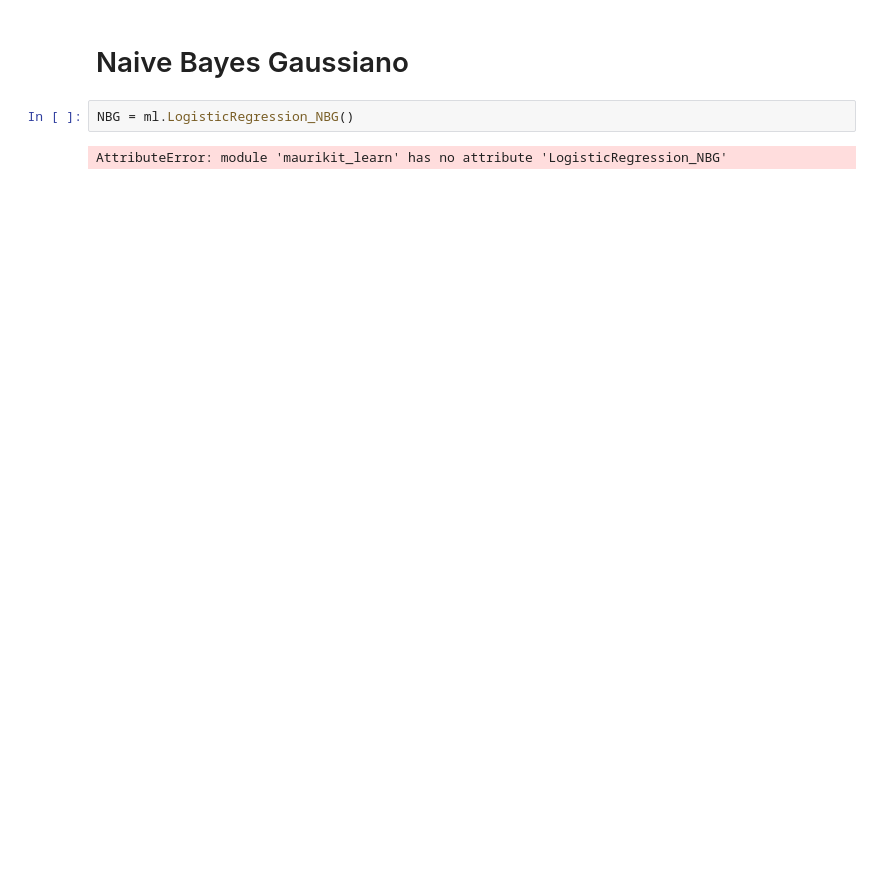
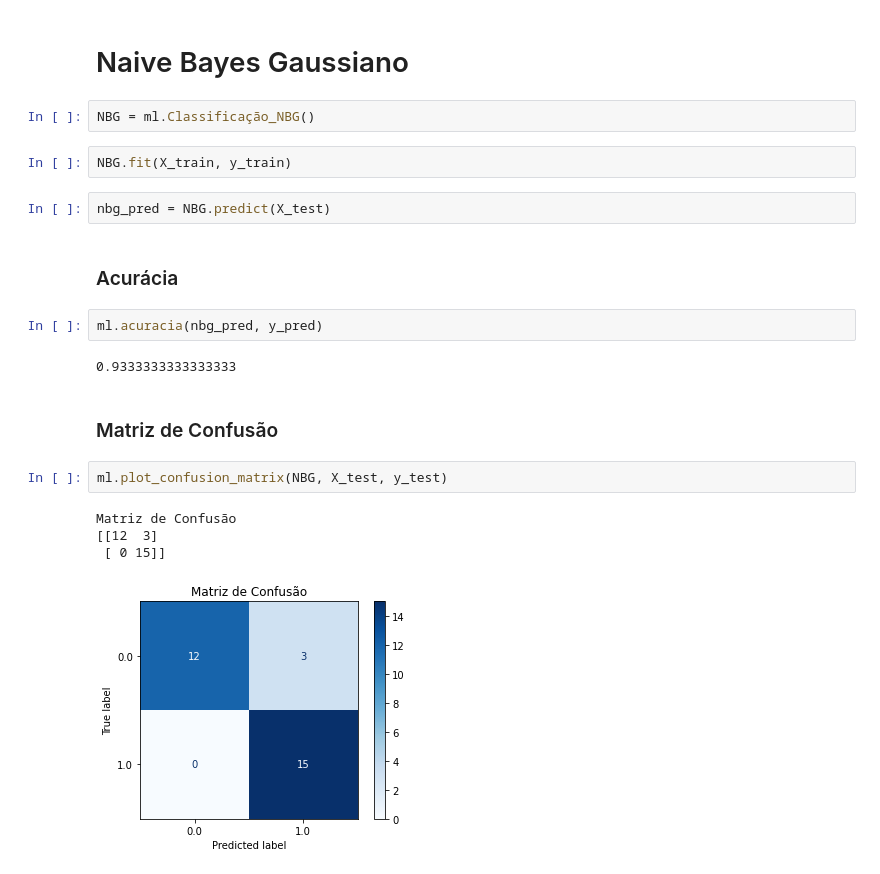
Before and after one commit to MCavalcante16/machine-learning-classificadores-manuais, a Jupyter notebook: Regressão Logística.ipynb, the cells around one changed output. Saved outputs shown, nothing was run; the diff lists cells and outputs as text; blank space fills up the shorter version.

```diff
--- a/Regressão Logística.ipynb
+++ b/Regressão Logística.ipynb
@@ -55,6 +55,23 @@ ml.plot_boundaries(LRG, X, y)
 # %% [markdown]
 # Naive Bayes Gaussiano
 # %%
-NBG = ml.LogisticRegression_NBG()
+NBG = ml.Classificação_NBG()
-# %% [output]
-AttributeError: module 'maurikit_learn' has no attribute 'LogisticRegression_NBG'
+# %%
+NBG.fit(X_train, y_train)
+# %%
+nbg_pred = NBG.predict(X_test)
+# %% [markdown]
+### Acurácia
+# %%
+ml.acuracia(nbg_pred, y_pred)
+# %% [output]
+0.9333333333333333
+# %% [markdown]
+### Matriz de Confusão
+# %%
+ml.plot_confusion_matrix(NBG, X_test, y_test)
+# %% [output]
+Matriz de Confusão
+[[12  3]
+ [ 0 15]]
+[figure, added]
```
Also changed, not shown: parts of 6 cells of this notebook, 1 other file.
